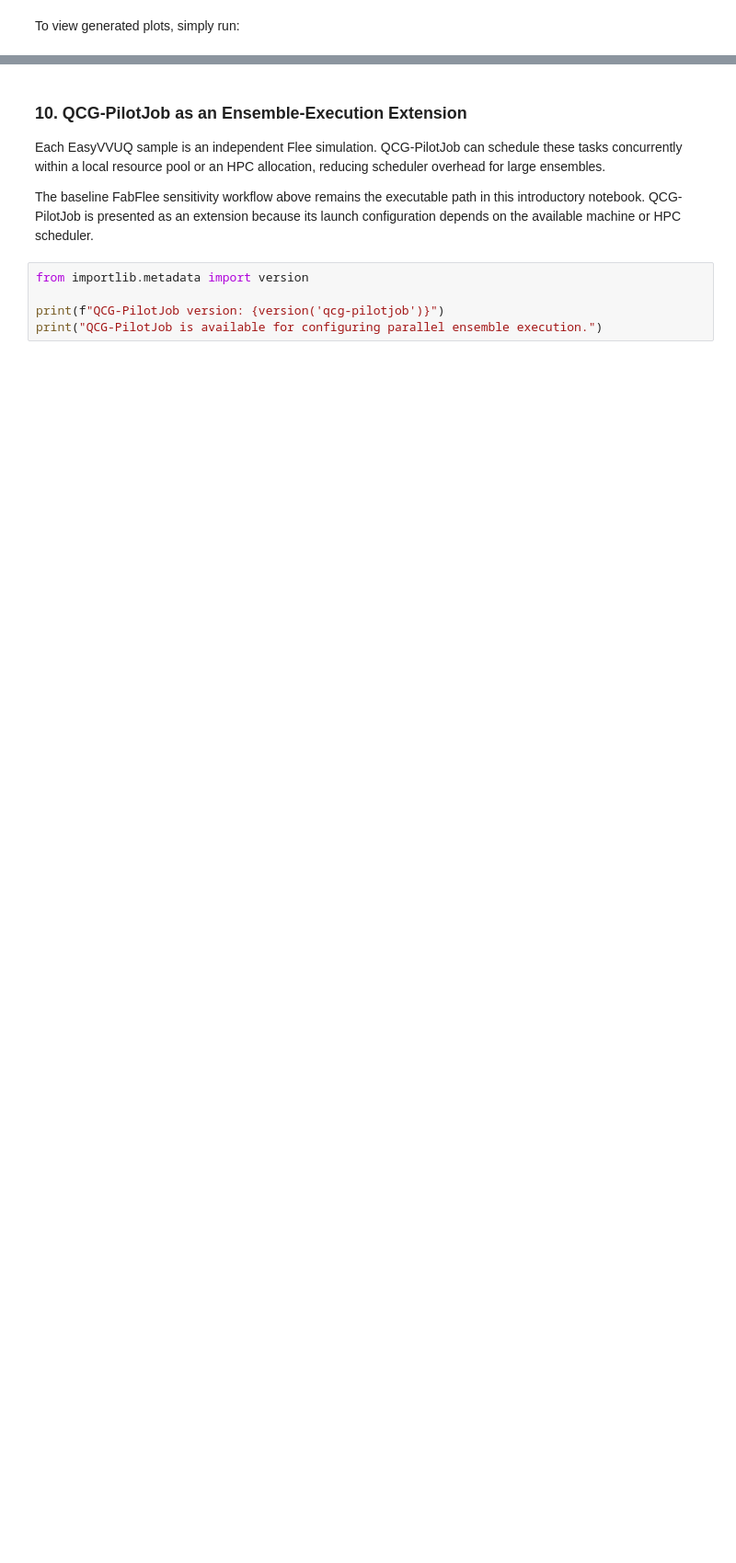
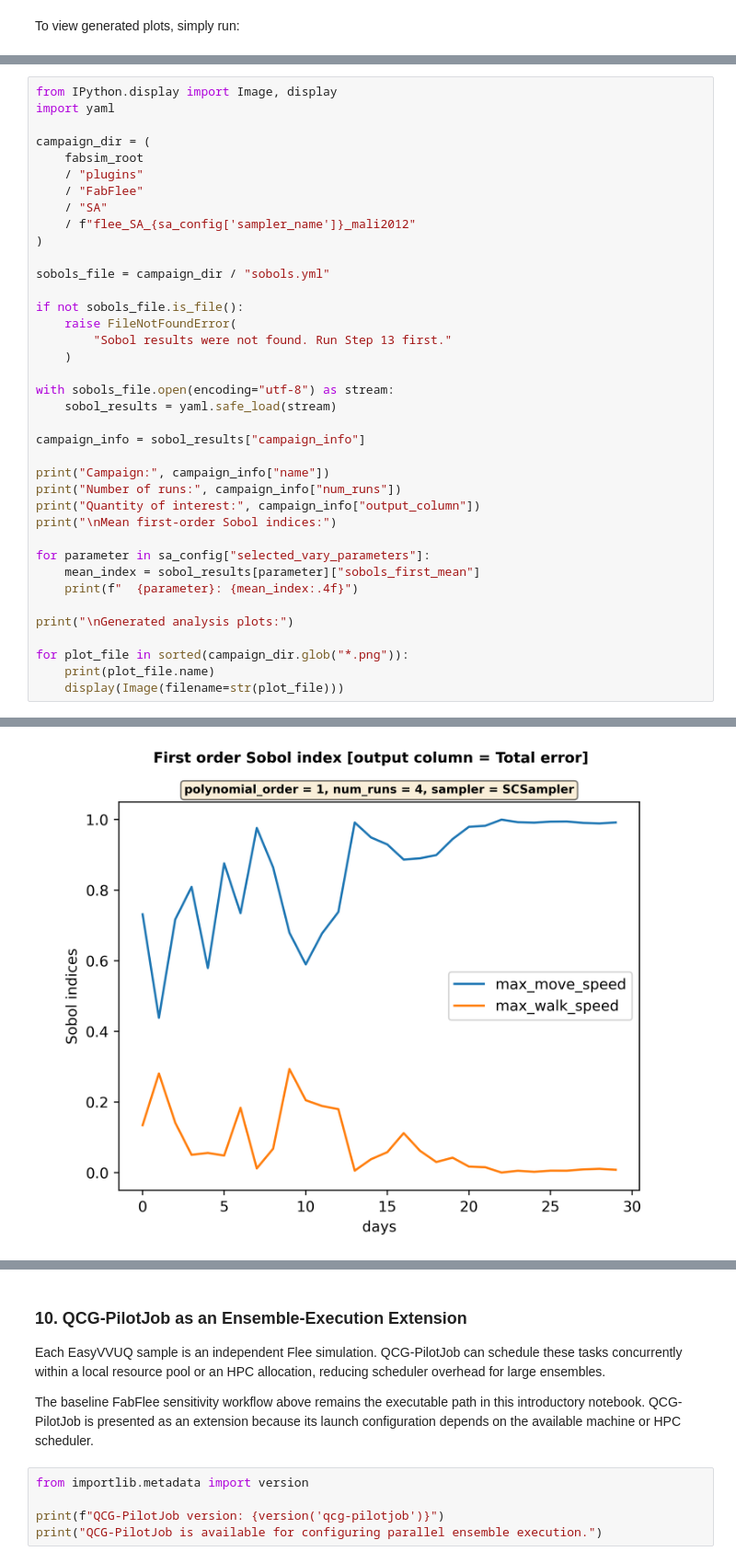
Before and after one commit to ananyabadithe/SEAVEA-tutorials, a Jupyter notebook: seavea-webinar-tutorial-2.ipynb, the cells around one changed output, grey strips where cells are left out. Shown at 92% size. Saved outputs shown, nothing was run; the diff lists cells and outputs as text; blank space fills up the shorter version.

```diff
--- a/seavea-webinar-tutorial-2.ipynb
+++ b/seavea-webinar-tutorial-2.ipynb
@@ -489,0 +743,39 @@ for plot in analysis_plots:
+# %%
+from IPython.display import Image, display
+import yaml
+
+campaign_dir = (
+    fabsim_root
+    / "plugins"
+    / "FabFlee"
+    / "SA"
+    / f"flee_SA_{sa_config['sampler_name']}_mali2012"
+)
+
+sobols_file = campaign_dir / "sobols.yml"
+
+if not sobols_file.is_file():
+    raise FileNotFoundError(
+        "Sobol results were not found. Run Step 13 first."
+    )
+
+with sobols_file.open(encoding="utf-8") as stream:
+    sobol_results = yaml.safe_load(stream)
+
+campaign_info = sobol_results["campaign_info"]
+
+print("Campaign:", campaign_info["name"])
+print("Number of runs:", campaign_info["num_runs"])
+print("Quantity of interest:", campaign_info["output_column"])
+print("\nMean first-order Sobol indices:")
+
+for parameter in sa_config["selected_vary_parameters"]:
+    mean_index = sobol_results[parameter]["sobols_first_mean"]
+    print(f"  {parameter}: {mean_index:.4f}")
+
+print("\nGenerated analysis plots:")
+
+for plot_file in sorted(campaign_dir.glob("*.png")):
+    print(plot_file.name)
+    display(Image(filename=str(plot_file)))
+# %% [output]
@@ -489,0 +792 @@ for plot in analysis_plots:
+[figure, added]
```
Also changed, not shown: parts of 45 cells of this notebook.
